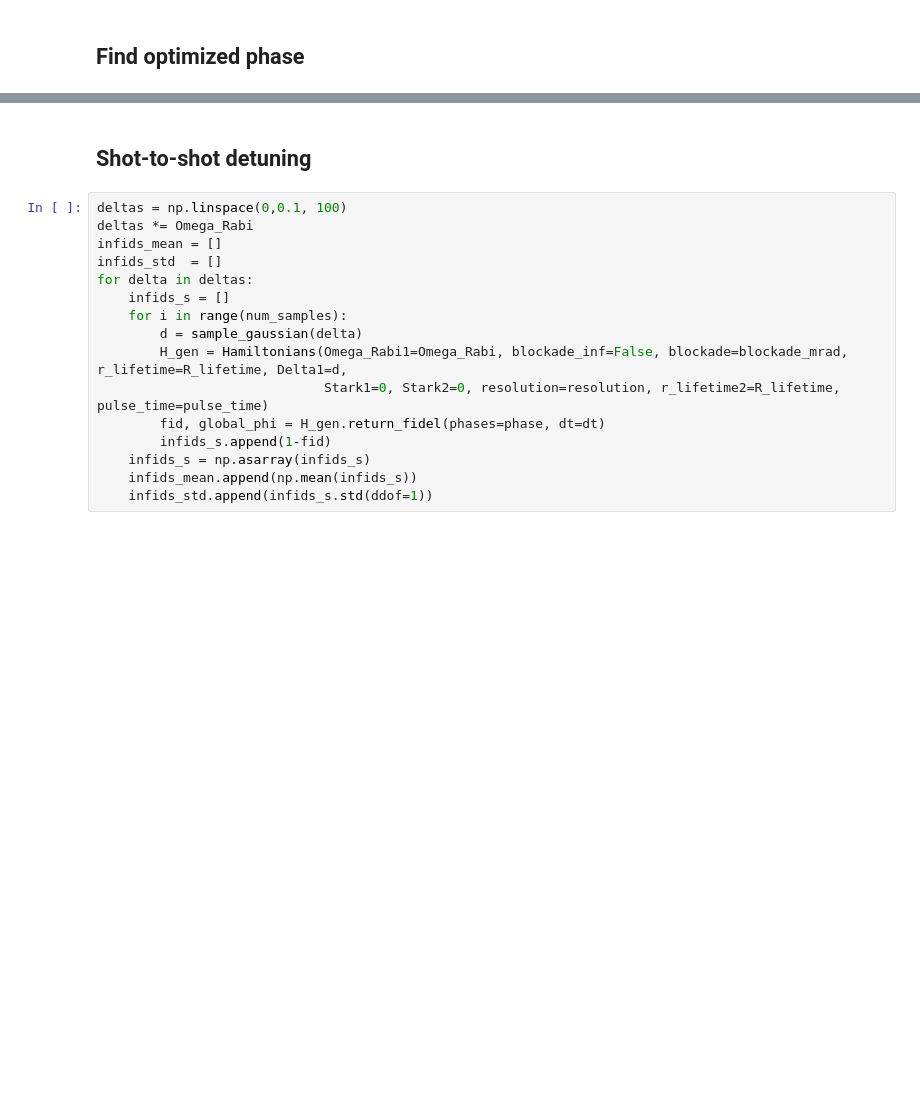
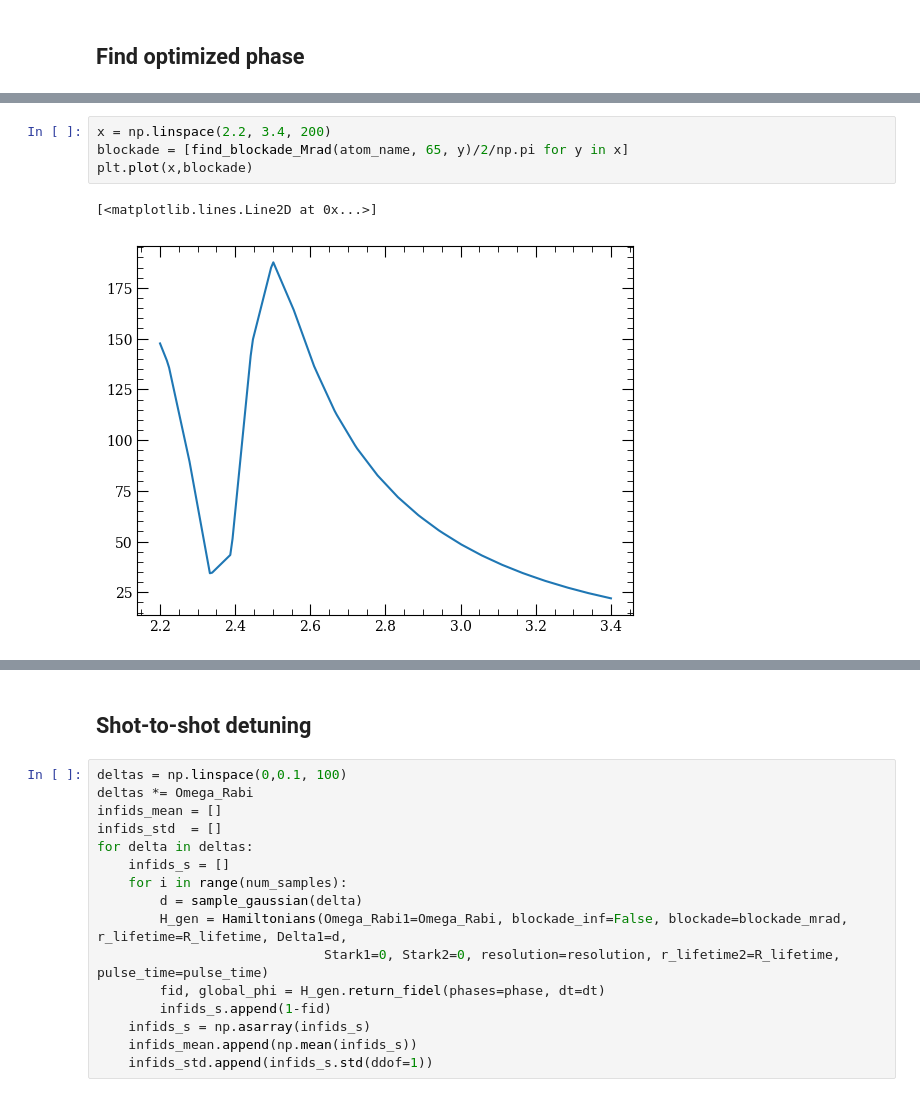
Before and after one commit to Linipun/GateError, a Jupyter notebook: budget.ipynb, the cells around one changed output, grey strips where cells are left out. Saved outputs shown, nothing was run; the diff lists cells and outputs as text; blank space fills up the shorter version.

```diff
--- a/budget.ipynb
+++ b/budget.ipynb
@@ -76,0 +205,7 @@ plt.plot(time, phase)
+# %%
+x = np.linspace(2.2, 3.4, 200)
+blockade = [find_blockade_Mrad(atom_name, 65, y)/2/np.pi for y in x]
+plt.plot(x,blockade)
+# %% [output]
+[<matplotlib.lines.Line2D at 0x...>]
+[figure, added]
```
Also changed, not shown: parts of 19 cells of this notebook, 1 other file.
